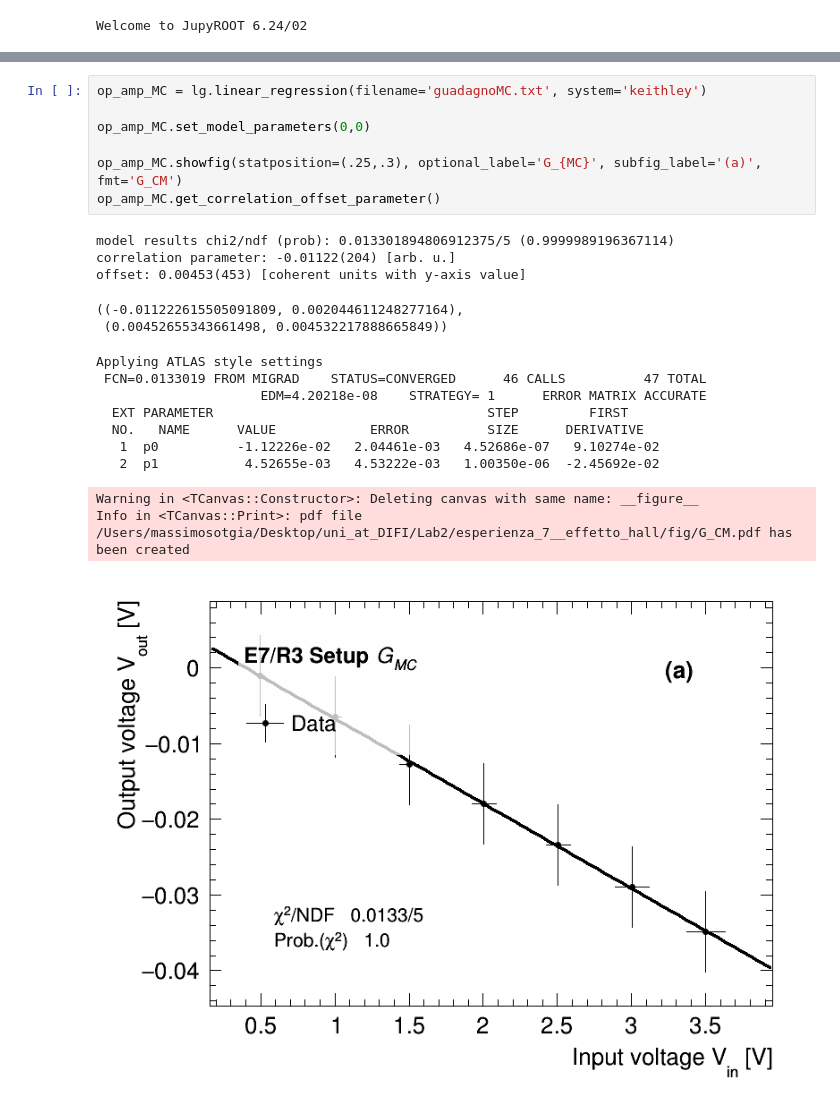
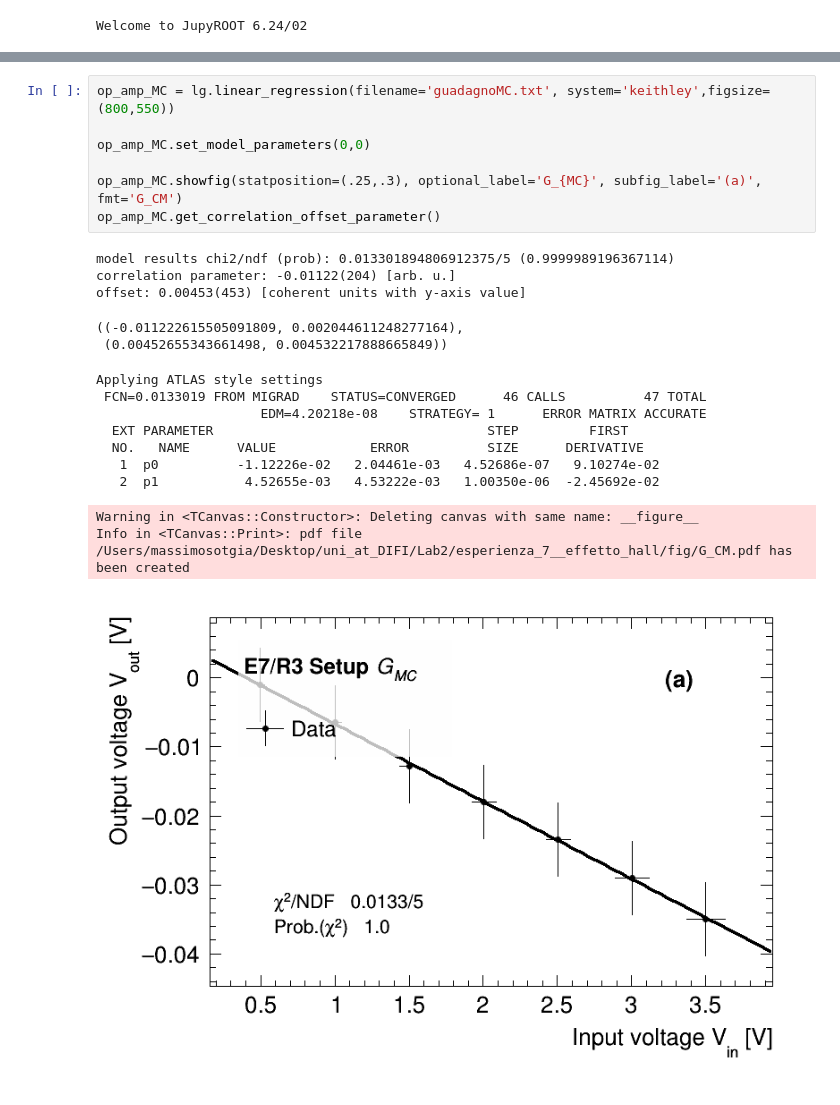
Before and after one commit to mattiasotgia/Lab2, a Jupyter notebook: esperienza_7__effetto_hall/analisi_dati/testing.ipynb, the cells around one changed output, grey strips where cells are left out. Cells and saved outputs as stored; diff of their text form.

```diff
--- a/esperienza_7__effetto_hall/analisi_dati/testing.ipynb
+++ b/esperienza_7__effetto_hall/analisi_dati/testing.ipynb
@@ -27,24 +28,24 @@ Info in <TCanvas::Print>: pdf file /Users/massimosotgia/Desktop/uni_at_DIFI/Lab2
 # %%
-op_amp_MC = lg.linear_regression(filename='guadagnoMC.txt', system='keithley')
+op_amp_MC = lg.linear_regression(filename='guadagnoMC.txt', system='keithley',figsize=(800,550))
 
 op_amp_MC.set_model_parameters(0,0)
 
 op_amp_MC.showfig(statposition=(.25,.3), optional_label='G_{MC}', subfig_label='(a)', fmt='G_CM')
 op_amp_MC.get_correlation_offset_parameter()
 # %% [output]
 model results chi2/ndf (prob): 0.013301894806912375/5 (0.9999989196367114)
 correlation parameter: -0.01122(204) [arb. u.]
 offset: 0.00453(453) [coherent units with y-axis value]
 ((-0.011222615505091809, 0.002044611248277164),
  (0.00452655343661498, 0.004532217888665849))
 Applying ATLAS style settings
  FCN=0.0133019 FROM MIGRAD    STATUS=CONVERGED      46 CALLS          47 TOTAL
                      EDM=4.20218e-08    STRATEGY= 1      ERROR MATRIX ACCURATE
   EXT PARAMETER                                   STEP         FIRST
   NO.   NAME      VALUE            ERROR          SIZE      DERIVATIVE
    1  p0          -1.12226e-02   2.04461e-03   4.52686e-07   9.10274e-02
    2  p1           4.52655e-03   4.53222e-03   1.00350e-06  -2.45692e-02
 Warning in <TCanvas::Constructor>: Deleting canvas with same name: __figure__
 Info in <TCanvas::Print>: pdf file /Users/massimosotgia/Desktop/uni_at_DIFI/Lab2/esperienza_7__effetto_hall/fig/G_CM.pdf has been created
-[figure, old version]
+[figure, new version]
 # %%
```
Also changed, not shown: parts of 2 cells of this notebook, 3 other files.
